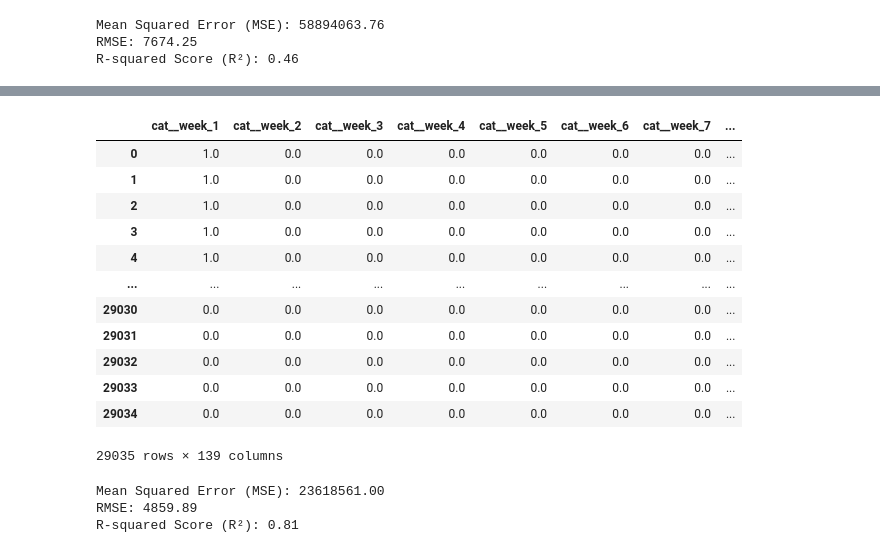
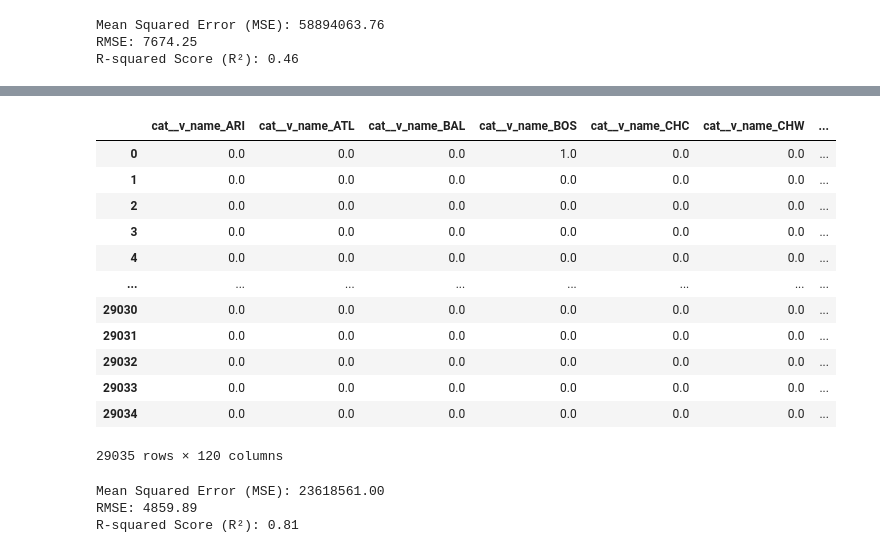
Before and after one commit to tmarchok1/DS440_project, a Jupyter notebook: model_code_travis.ipynb, the cells around one changed output, grey strips where cells are left out. Cells and saved outputs as stored; diff of their text form; code cells hidden in the pictures.

```diff
--- a/model_code_travis.ipynb
+++ b/model_code_travis.ipynb
@@ -39,3 +48,15 @@ print(f'R-squared Score (R²): {r2:.2f}')
 Mean Squared Error (MSE): 58894063.76
 RMSE: 7674.25
 R-squared Score (R²): 0.46
+# %%
+# Spline transform week into new encoded features
+weeks = glogs_final[['week']]
+
+# Fit sklearn spline transformer
+spline = SplineTransformer(n_knots=5, degree=3, include_bias=False)
+week_splined = spline.fit_transform(weeks)
+
+
+# Create dataframe with transformed features
+week_splined = pd.DataFrame(week_splined, columns=[f'week_spl{i}' for i in range(week_splined.shape[1])])
+week_splined
@@ -42,43 +77,49 @@ R-squared Score (R²): 0.46
 # %%
 # Data preprocessing
 
+# Merge with splined week features
+glogs_final = pd.concat([glogs_final, week_splined], axis=1)
+glogs_final
+
 # Drop columns
-glogs_final = glogs_final.drop(columns=['date', 'temp'])
+glogs_final = glogs_final.drop(columns=['date', 'temp', 'week'])
 
 # Binary encode 'day_of_week' and 'precip'
 # glogs_final['day_of_week'] = glogs_final['day_of_week'].map({'Mon':0, 'Tue':0, 'Wed':0, 'Thu':0, 'Fri':1, 'Sat':1, 'Sun':1}).astype('int')
 glogs_final['precip'] = glogs_final['precip'].map(lambda x: 1 if x != 0 else 0)
-glogs_final['opening_week'] = glogs_final['week'].apply(lambda x: 1 if x == 1 else 0)
+
 
 # Apply OneHotEncoder to 'v_name', 'h_name', 'park_id' columns
 encoder = ColumnTransformer(
-    transformers=[('cat', OneHotEncoder(sparse_output=False), ['week', 'v_name', 'park_id', 'h_name', 'day_of_week'])],
-    remainder='passthrough'  # Keep other columns if there are any
+    transformers=[('cat', OneHotEncoder(sparse_output=False), ['v_name', 'h_name', 'park_id', 'day_of_week'])],
+
+    # Keep other columns
+    remainder='passthrough'
 )
 
 df_encoded = encoder.fit_transform(glogs_final)
 
 # Rename columns
 feature_names = encoder.get_feature_names_out()
 feature_names = [name.replace("remainder__", "") for name in feature_names]
 
 # Convert the result back to a DataFrame (optional)
 df_encoded = pd.DataFrame(df_encoded, columns=feature_names)
 df_encoded
 # %% [output]
-|  | cat__week_1 | cat__week_2 | cat__week_3 | cat__week_4 | cat__week_5 | cat__week_6 | cat__week_7 | ... |
-| 0 | 1.0 | 0.0 | 0.0 | 0.0 | 0.0 | 0.0 | 0.0 | ... |
-| 1 | 1.0 | 0.0 | 0.0 | 0.0 | 0.0 | 0.0 | 0.0 | ... |
-| 2 | 1.0 | 0.0 | 0.0 | 0.0 | 0.0 | 0.0 | 0.0 | ... |
-| 3 | 1.0 | 0.0 | 0.0 | 0.0 | 0.0 | 0.0 | 0.0 | ... |
-| 4 | 1.0 | 0.0 | 0.0 | 0.0 | 0.0 | 0.0 | 0.0 | ... |
-| ... | ... | ... | ... | ... | ... | ... | ... | ... |
-| 29030 | 0.0 | 0.0 | 0.0 | 0.0 | 0.0 | 0.0 | 0.0 | ... |
-| 29031 | 0.0 | 0.0 | 0.0 | 0.0 | 0.0 | 0.0 | 0.0 | ... |
-| 29032 | 0.0 | 0.0 | 0.0 | 0.0 | 0.0 | 0.0 | 0.0 | ... |
-| 29033 | 0.0 | 0.0 | 0.0 | 0.0 | 0.0 | 0.0 | 0.0 | ... |
-| 29034 | 0.0 | 0.0 | 0.0 | 0.0 | 0.0 | 0.0 | 0.0 | ... |
+|  | cat__v_name_ARI | cat__v_name_ATL | cat__v_name_BAL | cat__v_name_BOS | cat__v_name_CHC | cat__v_name_CHW | ... |
+| 0 | 0.0 | 0.0 | 0.0 | 1.0 | 0.0 | 0.0 | ... |
+| 1 | 0.0 | 0.0 | 0.0 | 0.0 | 0.0 | 0.0 | ... |
+| 2 | 0.0 | 0.0 | 0.0 | 0.0 | 0.0 | 0.0 | ... |
+| 3 | 0.0 | 0.0 | 0.0 | 0.0 | 0.0 | 0.0 | ... |
+| 4 | 0.0 | 0.0 | 0.0 | 0.0 | 0.0 | 0.0 | ... |
+| ... | ... | ... | ... | ... | ... | ... | ... |
+| 29030 | 0.0 | 0.0 | 0.0 | 0.0 | 0.0 | 0.0 | ... |
+| 29031 | 0.0 | 0.0 | 0.0 | 0.0 | 0.0 | 0.0 | ... |
+| 29032 | 0.0 | 0.0 | 0.0 | 0.0 | 0.0 | 0.0 | ... |
+| 29033 | 0.0 | 0.0 | 0.0 | 0.0 | 0.0 | 0.0 | ... |
+| 29034 | 0.0 | 0.0 | 0.0 | 0.0 | 0.0 | 0.0 | ... |
-29035 rows × 139 columns
+29035 rows × 120 columns
 # %%
 # Build random forest model - 9673 cases from 2005-2008
 modeldata = df_encoded[:9673]
```
Also changed, not shown: parts of 4 cells of this notebook, 2 other files.
